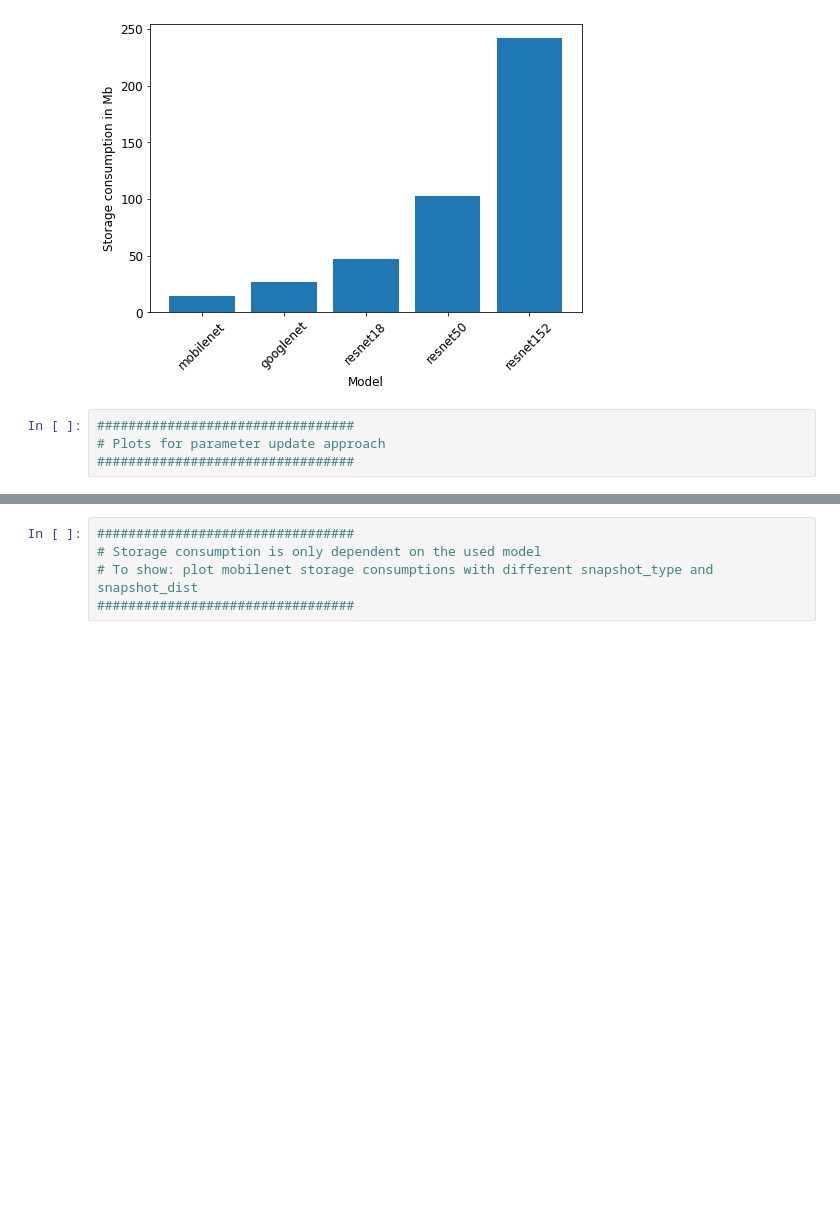
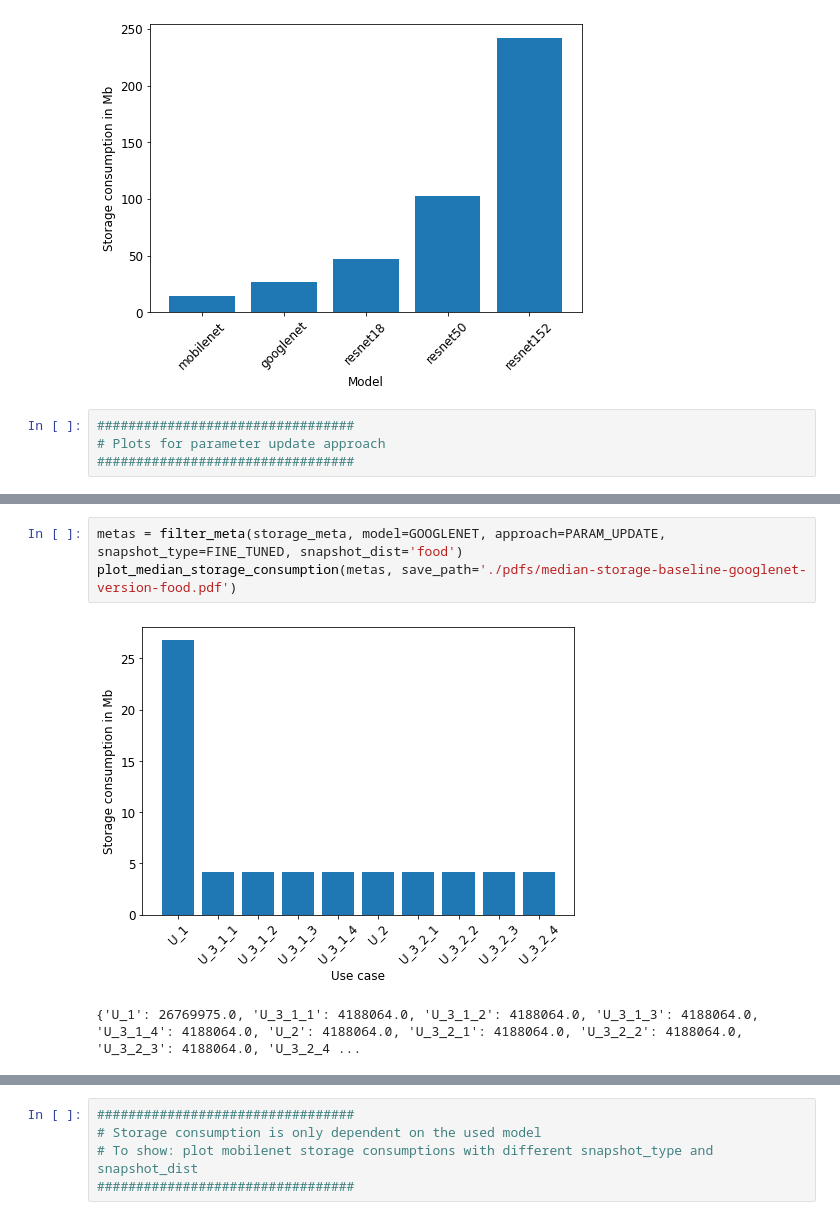
Before and after one commit to slin96/master-thesis, a Jupyter notebook: experiments/plots/storage_consumption.ipynb, the cells around one changed output, grey strips where cells are left out. Drawn from its saved outputs; the diff is of its cells as text; blank space fills up the shorter version.

```diff
--- a/experiments/plots/storage_consumption.ipynb
+++ b/experiments/plots/storage_consumption.ipynb
@@ -214,0 +270,6 @@ plot_storage_distribution(models, u1_sizes)
+# %%
+metas = filter_meta(storage_meta, model=GOOGLENET, approach=PARAM_UPDATE, snapshot_type=FINE_TUNED, snapshot_dist='food')
+plot_median_storage_consumption(metas, save_path='./pdfs/median-storage-baseline-googlenet-version-food.pdf')
+# %% [output]
+[figure, added]
+{'U_1': 26769975.0, 'U_3_1_1': 4188064.0, 'U_3_1_2': 4188064.0, 'U_3_1_3': 4188064.0, 'U_3_1_4': 4188064.0, 'U_2': 4188064.0, 'U_3_2_1': 4188064.0, 'U_3_2_2': 4188064.0, 'U_3_2_3': 4188064.0, 'U_3_2_4 ...
```
Also changed, not shown: parts of 24 cells of this notebook.
